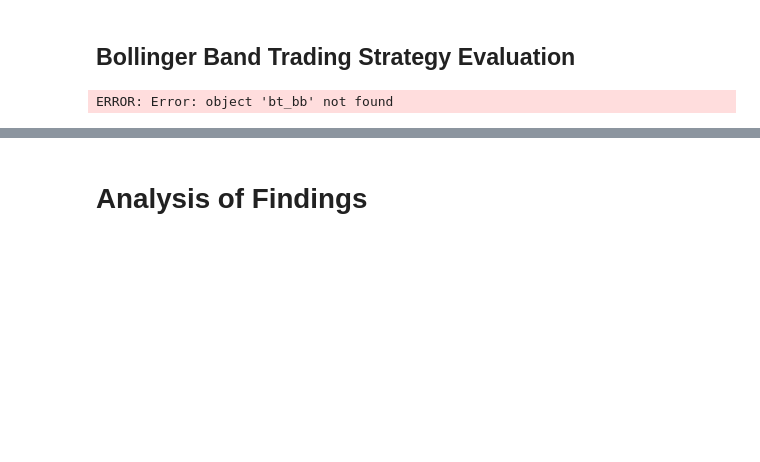
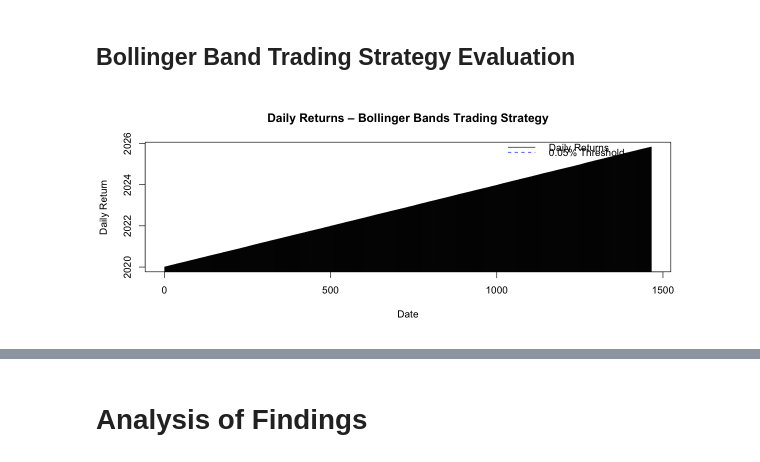
Before and after one commit to hivan04/pfe-trading-strats, a Jupyter notebook: main.ipynb, the cells around one changed output, grey strips where cells are left out. Cells and saved outputs as stored; diff of their text form; code cells hidden in the pictures; blank space fills up the shorter version.

```diff
--- a/main.ipynb
+++ b/main.ipynb
@@ -516,32 +516,32 @@ legend(
 # %%
 #| fig-cap: "Bollinger Bands Daily Returns Plot"
 # Daily returns from the Bollinger Bands strategy
-strategy_returns_bb <- bt_bb$returns
+strategy_returns_bb <- bb$returns
 
 plot(
   pfe$datadate, strategy_returns_bb,
   type = "h",
   xlab = "Date",
   ylab = "Daily Return",
   main = "Daily Returns – Bollinger Bands Trading Strategy"
 )
 
 # Zero line
 abline(h = 0, lty = 2, col = "gray")
 
 # ±0.05% marker lines
 abline(h = threshold,  lty = 2, col = "blue")
 abline(h = -threshold, lty = 2, col = "blue")
 
 legend(
   "topright",
   legend = c("Daily Returns", "0.05% Threshold"),
   col = c("black", "blue"),
   lty = c(1, 2),
   bty = "n"
 )
 # %% [output]
-ERROR: Error: object 'bt_bb' not found
+[figure, added]
 # %%
 #| fig-cap: "Bollinger Bands Performance Summary"
 bollinger_returns <- xts(
```
Also changed, not shown: parts of 8 cells of this notebook.
